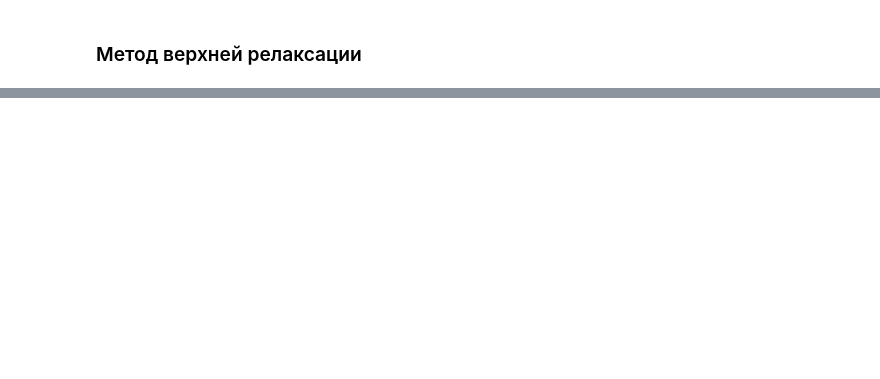
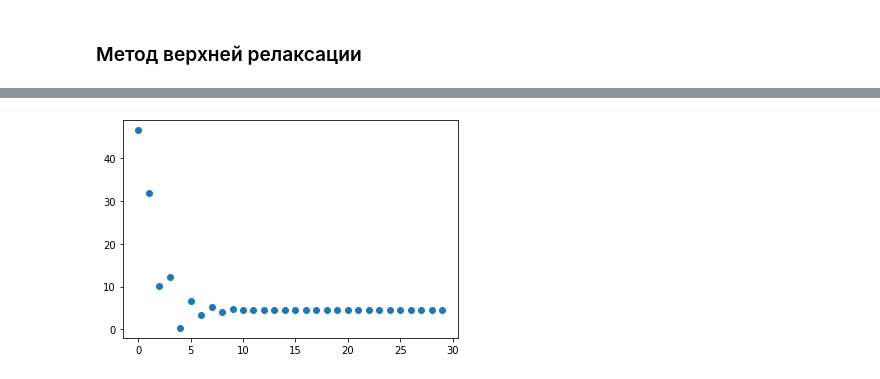
Before and after one commit to d3phys/computational-math, a Jupyter notebook: Lab 2 - System of linear equations/system-of-linear-equations.ipynb, the cells around one changed output, grey strips where cells are left out. Cells and saved outputs as stored; diff of their text form; code cells hidden in the pictures; blank space fills up the shorter version.

```diff
--- a/Lab 2 - System of linear equations/system-of-linear-equations.ipynb
+++ b/Lab 2 - System of linear equations/system-of-linear-equations.ipynb
@@ -119,2 +200,11 @@ array([[0., 0., 0., 0.],
 # %% [markdown]
 ### Метод верхней релаксации
+# %%
+def sor(w):
+    L, D, U = ldu(matrix)
+
+    B = -np.matmul(np.linalg.inv(D + w * L), (w - 1) * D + w * L)
+    F =  np.matmul(np.linalg.inv(D + w * L), f) * w
+
+    x, diffs = fpi(B, F, 30, matrix, f)
+    plt.scatter(range(len(diffs)), diffs)
@@ -120,0 +217,4 @@ array([[0., 0., 0., 0.],
+# %%
+sor(w = 1.5)
+# %% [output]
+[figure, added]
```
Also changed, not shown: parts of 19 cells of this notebook.
